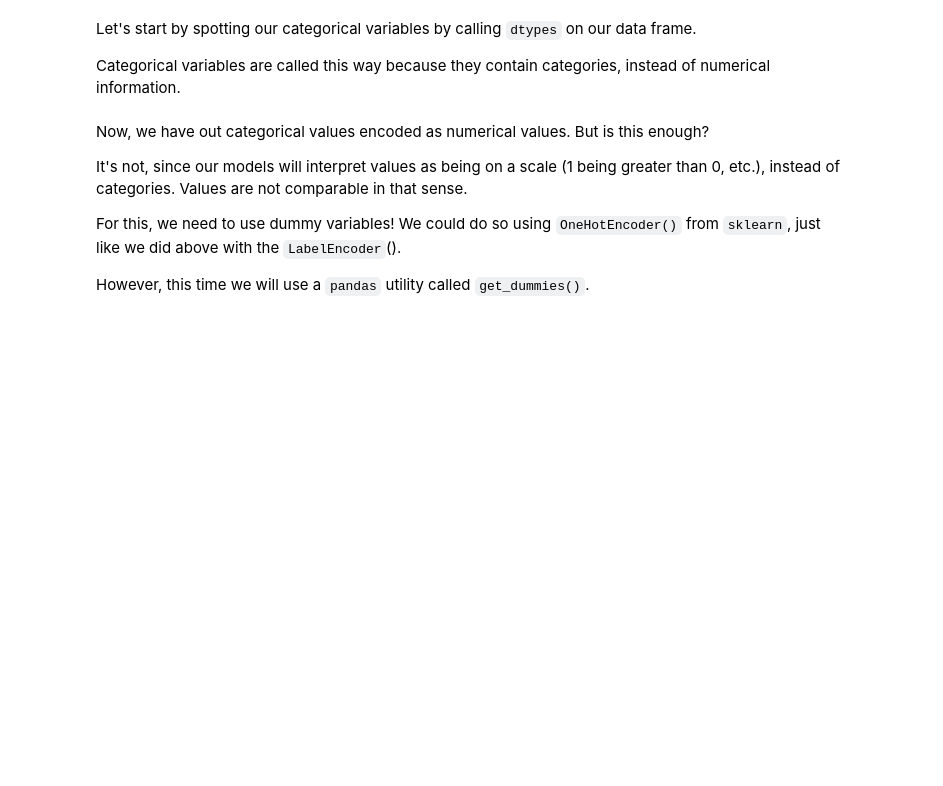
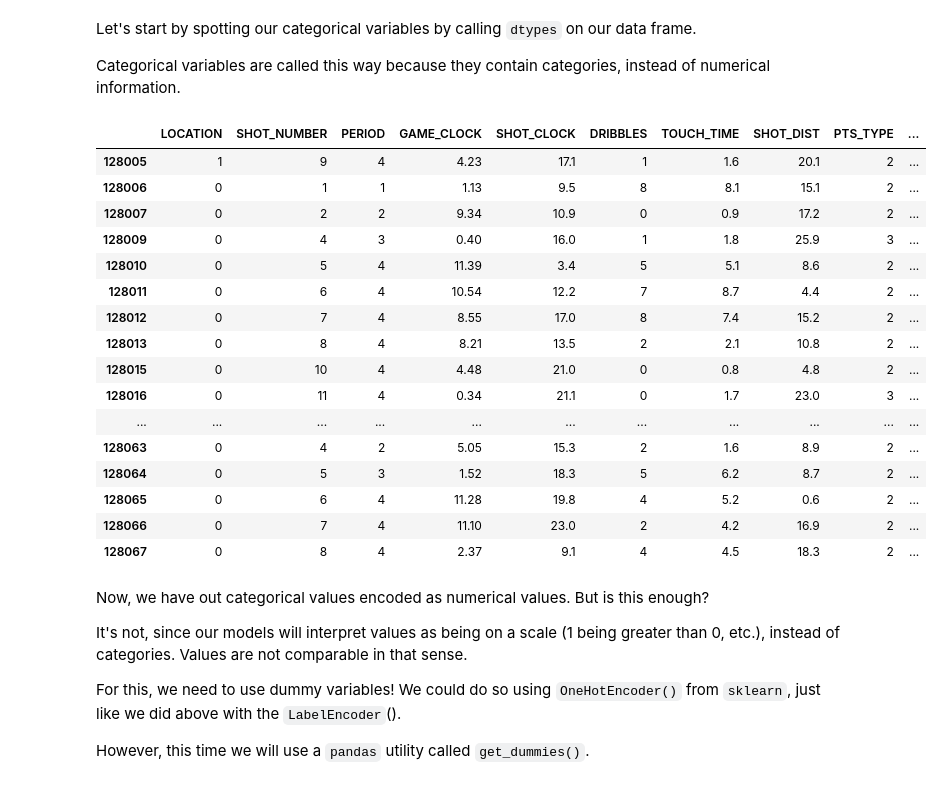
Before and after one commit to LDSSA/learning-units, a Jupyter notebook: units/14-working-with-real-data/examples/predicting-field-goals-made-nba.ipynb, the cells around one changed output. Cells and saved outputs as stored; diff of their text form; code cells hidden in the pictures; blank space fills up the shorter version.

```diff
--- a/units/14-working-with-real-data/examples/predicting-field-goals-made-nba.ipynb
+++ b/units/14-working-with-real-data/examples/predicting-field-goals-made-nba.ipynb
@@ -321,18 +321,38 @@ Categorical variables are called this way because they contain categories, inste
 # %%
 def encode_labels_for_categorical_features(data):
 
     is_categorical = (data.dtypes == 'object')
 
     categorical_variables = data.columns.values[is_categorical]
 
-    encoder = LabelEncoder()
+    # encoder = LabelEncoder()
 
-    data[categorical_variables] = data[categorical_variables].apply(encoder.fit_transform)
+    # data[categorical_variables] = data[categorical_variables].apply(encoder.fit_transform)
+    data[categorical_variables] = data[categorical_variables].apply(lambda x: pd.factorize[0])
 
     return data
 
 
 X_label_encoded = encode_labels_for_categorical_features(X)
+X_label_encoded.head()
+# %% [output]
+|  | LOCATION | SHOT_NUMBER | PERIOD | GAME_CLOCK | SHOT_CLOCK | DRIBBLES | TOUCH_TIME | SHOT_DIST | PTS_TYPE | ... |
+| 128005 | 1 | 9 | 4 | 4.23 | 17.1 | 1 | 1.6 | 20.1 | 2 | ... |
+| 128006 | 0 | 1 | 1 | 1.13 | 9.5 | 8 | 8.1 | 15.1 | 2 | ... |
+| 128007 | 0 | 2 | 2 | 9.34 | 10.9 | 0 | 0.9 | 17.2 | 2 | ... |
+| 128009 | 0 | 4 | 3 | 0.40 | 16.0 | 1 | 1.8 | 25.9 | 3 | ... |
+| 128010 | 0 | 5 | 4 | 11.39 | 3.4 | 5 | 5.1 | 8.6 | 2 | ... |
+| 128011 | 0 | 6 | 4 | 10.54 | 12.2 | 7 | 8.7 | 4.4 | 2 | ... |
+| 128012 | 0 | 7 | 4 | 8.55 | 17.0 | 8 | 7.4 | 15.2 | 2 | ... |
+| 128013 | 0 | 8 | 4 | 8.21 | 13.5 | 2 | 2.1 | 10.8 | 2 | ... |
+| 128015 | 0 | 10 | 4 | 4.48 | 21.0 | 0 | 0.8 | 4.8 | 2 | ... |
+| 128016 | 0 | 11 | 4 | 0.34 | 21.1 | 0 | 1.7 | 23.0 | 3 | ... |
+| ... | ... | ... | ... | ... | ... | ... | ... | ... | ... | ... |
+| 128063 | 0 | 4 | 2 | 5.05 | 15.3 | 2 | 1.6 | 8.9 | 2 | ... |
+| 128064 | 0 | 5 | 3 | 1.52 | 18.3 | 5 | 6.2 | 8.7 | 2 | ... |
+| 128065 | 0 | 6 | 4 | 11.28 | 19.8 | 4 | 5.2 | 0.6 | 2 | ... |
+| 128066 | 0 | 7 | 4 | 11.10 | 23.0 | 2 | 4.2 | 16.9 | 2 | ... |
+| 128067 | 0 | 8 | 4 | 2.37 | 9.1 | 4 | 4.5 | 18.3 | 2 | ... |
 # %% [markdown]
 Now, we have out categorical values encoded as numerical values. But is this enough?
 
```
Also changed, not shown: 3 other files.
